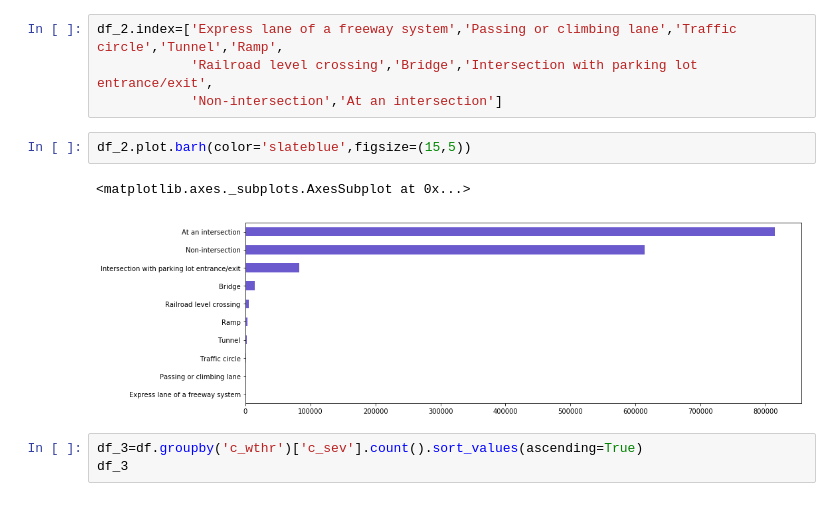
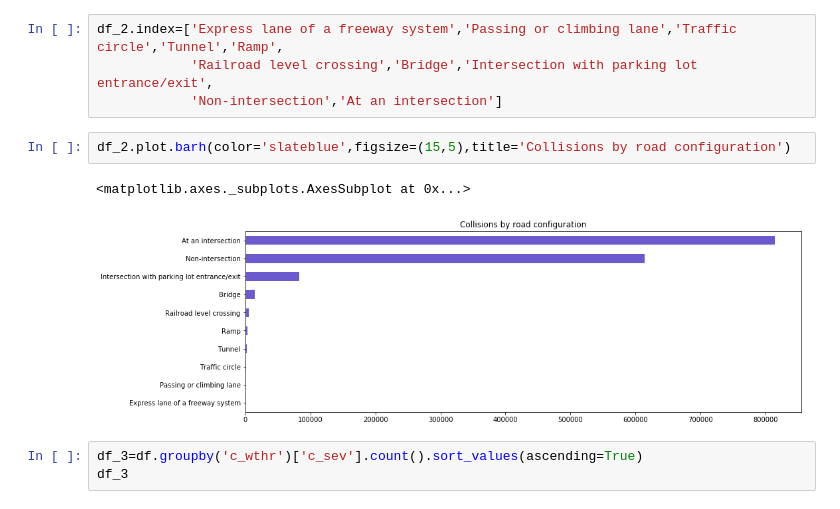
Before and after one commit to rynho/3250-G3, a Jupyter notebook: jupyterNB/G3_Project_Boris.ipynb, the cells around one changed output. Drawn from its saved outputs; the diff is of its cells as text.

```diff
--- a/jupyterNB/G3_Project_Boris.ipynb
+++ b/jupyterNB/G3_Project_Boris.ipynb
@@ -268,10 +268,10 @@ df_2.index=['Express lane of a freeway system','Passing or climbing lane','Traff
             'Railroad level crossing','Bridge','Intersection with parking lot entrance/exit',
             'Non-intersection','At an intersection']
 # %%
-df_2.plot.barh(color='slateblue',figsize=(15,5))
+df_2.plot.barh(color='slateblue',figsize=(15,5),title='Collisions by road configuration')
 # %% [output]
 <matplotlib.axes._subplots.AxesSubplot at 0x...>
-[figure, old version]
+[figure, new version]
 # %%
 df_3=df.groupby('c_wthr')['c_sev'].count().sort_values(ascending=True)
 df_3
```
Also changed, not shown: parts of 2 cells of this notebook.
